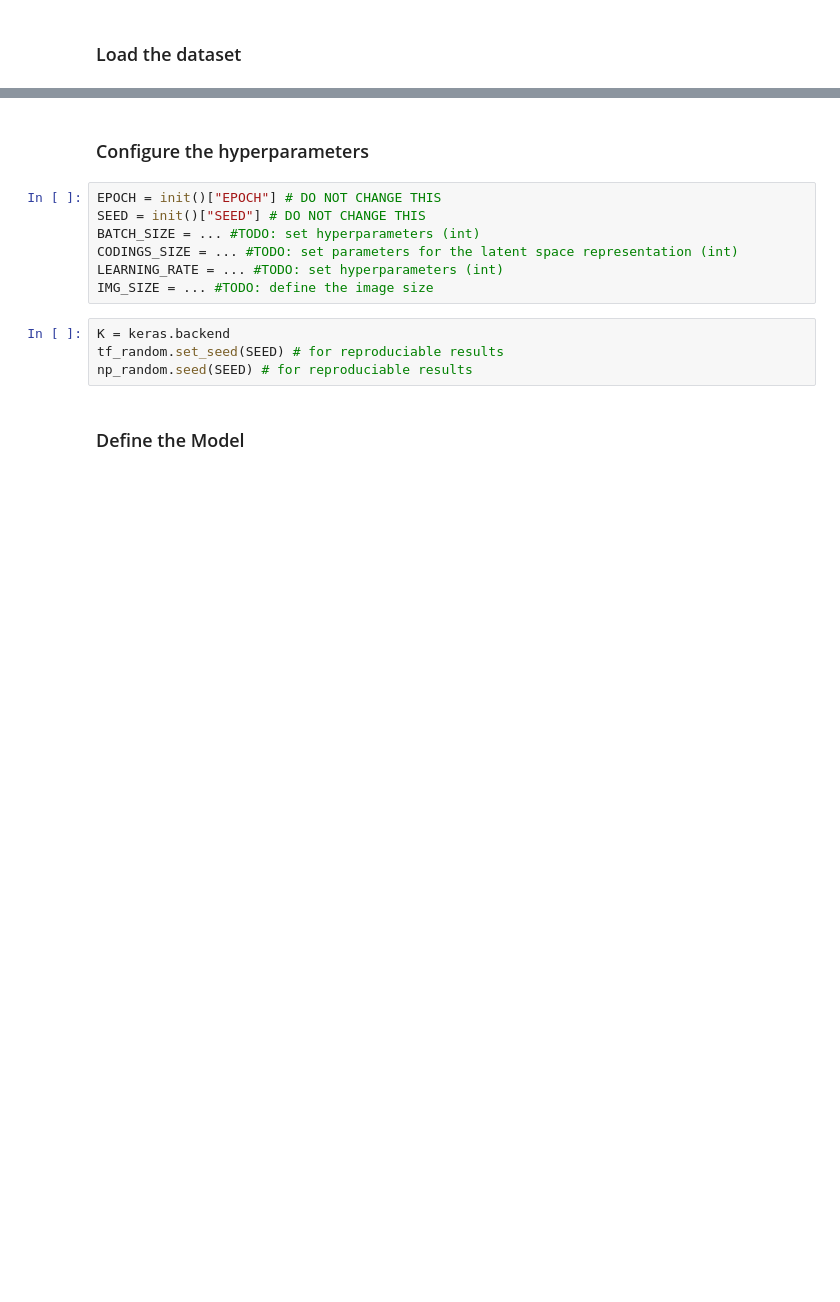
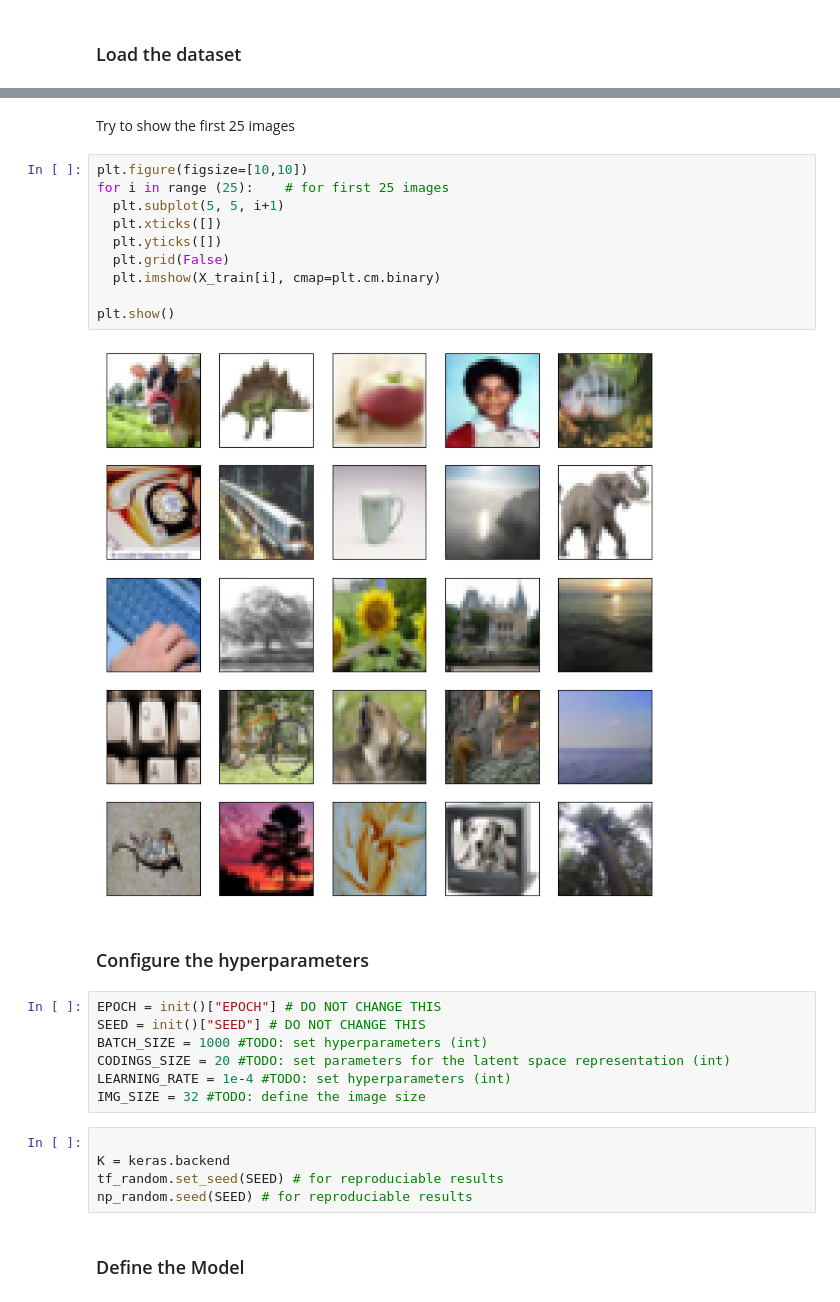
Before and after one commit to i-putu-mahendra-wijaya/agriaku-ds-case, a Jupyter notebook: 01_variational_autoencoder.ipynb, the cells around one changed output, grey strips where cells are left out. Drawn from its saved outputs; the diff is of its cells as text; blank space fills up the shorter version.

Commit message:
First attempt to create Autoencoder for CIFAR

```diff
--- a/01_variational_autoencoder.ipynb
+++ b/01_variational_autoencoder.ipynb
@@ -21,13 +68,28 @@ print(X_train.shape, X_valid.shape)
+# %% [markdown]
+Try to show the first 25 images
+# %%
+plt.figure(figsize=[10,10])
+for i in range (25):    # for first 25 images
+  plt.subplot(5, 5, i+1)
+  plt.xticks([])
+  plt.yticks([])
+  plt.grid(False)
+  plt.imshow(X_train[i], cmap=plt.cm.binary)
+
+plt.show()
+# %% [output]
+[figure, added]
 # %% [markdown]
 ### Configure the hyperparameters
 # %%
 EPOCH = init()["EPOCH"] # DO NOT CHANGE THIS
 SEED = init()["SEED"] # DO NOT CHANGE THIS
-BATCH_SIZE = ... #TODO: set hyperparameters (int)
-CODINGS_SIZE = ... #TODO: set parameters for the latent space representation (int)
-LEARNING_RATE = ... #TODO: set hyperparameters (int)
-IMG_SIZE = ... #TODO: define the image size
+BATCH_SIZE = 1000 #TODO: set hyperparameters (int)
+CODINGS_SIZE = 20 #TODO: set parameters for the latent space representation (int)
+LEARNING_RATE = 1e-4 #TODO: set hyperparameters (int)
+IMG_SIZE = 32 #TODO: define the image size
 # %%
+
 K = keras.backend
 tf_random.set_seed(SEED) # for reproduciable results
 np_random.seed(SEED) # for reproduciable results
```
Also changed, not shown: parts of 13 cells of this notebook.
